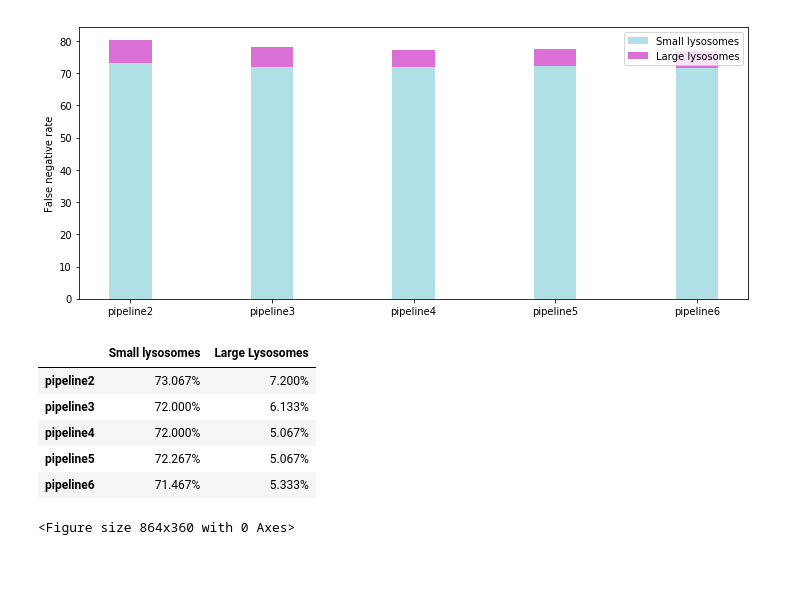
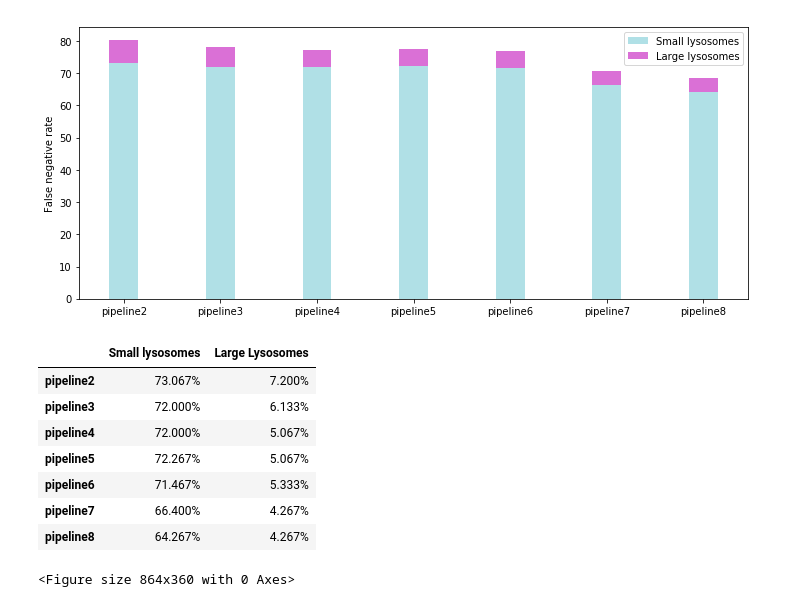
Before and after one commit to mariamsm1/Master_Thesis2020, a Jupyter notebook: Results/Evaluation/Evaluation_plotting_scripts/FalseNegative_FalsePositive_Lysosomes_Plot_10AND50.ipynb, the cells around one changed output. Drawn from its saved outputs; the diff is of its cells as text; code cells hidden in the pictures; blank space fills up the shorter version.

```diff
--- a/Results/Evaluation/Evaluation_plotting_scripts/FalseNegative_FalsePositive_Lysosomes_Plot_10AND50.ipynb
+++ b/Results/Evaluation/Evaluation_plotting_scripts/FalseNegative_FalsePositive_Lysosomes_Plot_10AND50.ipynb
@@ -49,39 +51,39 @@ display(df)
 # %%
 #FNs plot for lysosomes at threshold 0.5
 
 import numpy as np
 import matplotlib.pyplot as plt
 from matplotlib import rc
 import pandas as pd
-pipelines = ['pipeline2','pipeline3','pipeline4','pipeline5','pipeline6']
+pipelines = ['pipeline2','pipeline3','pipeline4','pipeline5','pipeline6','pipeline7','pipeline8']
 
-#add the FN values for each size for pipe2,3,4,5,6 respectively
-Small_lysosome = [274,270,270,271,268]
-Large_lysosome = [27,23,19,19,20]
+#add the FN values for each size for pipe2,3,4,5,6,7,8 respectively
+Small_lysosome = [274,270,270,271,268,249,241]
+Large_lysosome = [27,23,19,19,20,16,16]
 
 #total is FN+TP (obtained from evaluation), sum then add below
 total = 375
 SmallLysosomes = [(i / total * 100) for i in Small_lysosome]
 LargeLysosomes = [(i / total * 100) for i in Large_lysosome]
 
-r = [0,1,2,3,4]
+r = [0,1,2,3,4,5,6]
 raw_data = {'Small lysosomes': SmallLysosomes, 'Large lysosomes': LargeLysosomes}
 
 df = pd.DataFrame(raw_data, index = pipelines)
 
 
 plt.figure(figsize = (12,5))
 
 plt.bar(r, SmallLysosomes, color='powderblue', width=0.3)
 plt.bar(r, LargeLysosomes,  bottom=SmallLysosomes, color='orchid', width=0.3)
 
 plt.xticks(r, pipelines, rotation = 0)
 plt.ylabel('False negative rate')
 plt.legend(raw_data)
 
 plt.show();
 # %% [output]
-[figure, old version]
+[figure, new version]
 # %%
 raw_data2 = {'Small lysosomes':[str("%.3f" % i)+'%' for i in SmallLysosomes],'Large Lysosomes': [str("%.3f" % i)+'%' for i in LargeLysosomes]}
 df = pd.DataFrame(raw_data2, index = pipelines)
@@ -93,6 +95,8 @@ display(df)
 | pipeline4 | 72.000% | 5.067% |
 | pipeline5 | 72.267% | 5.067% |
 | pipeline6 | 71.467% | 5.333% |
+| pipeline7 | 66.400% | 4.267% |
+| pipeline8 | 64.267% | 4.267% |
 # %%
 #plot the FDR for lysosomes at thresholds 0.1 and 0.5
 
```
Also changed, not shown: parts of 3 cells of this notebook.
